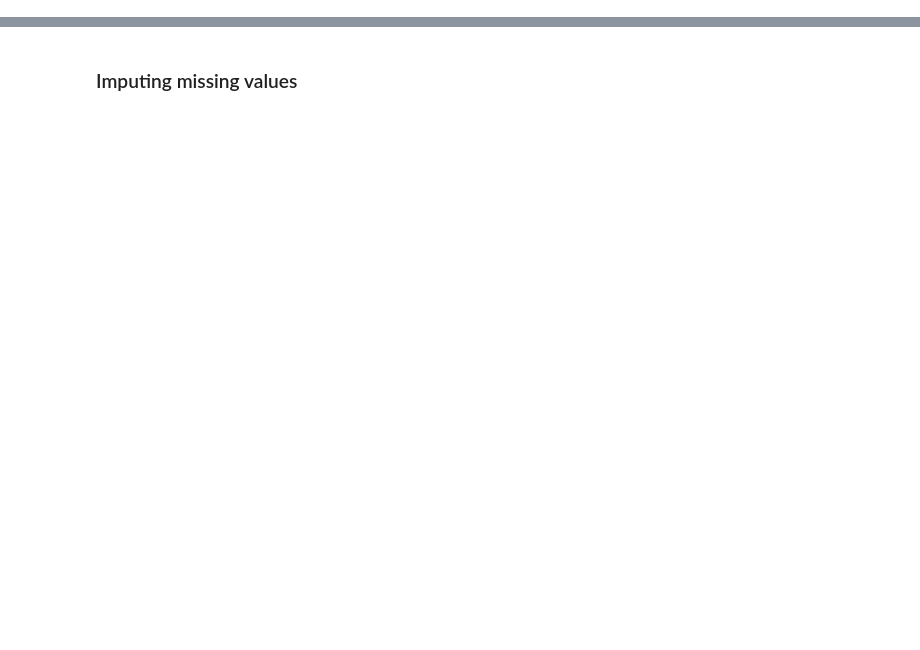
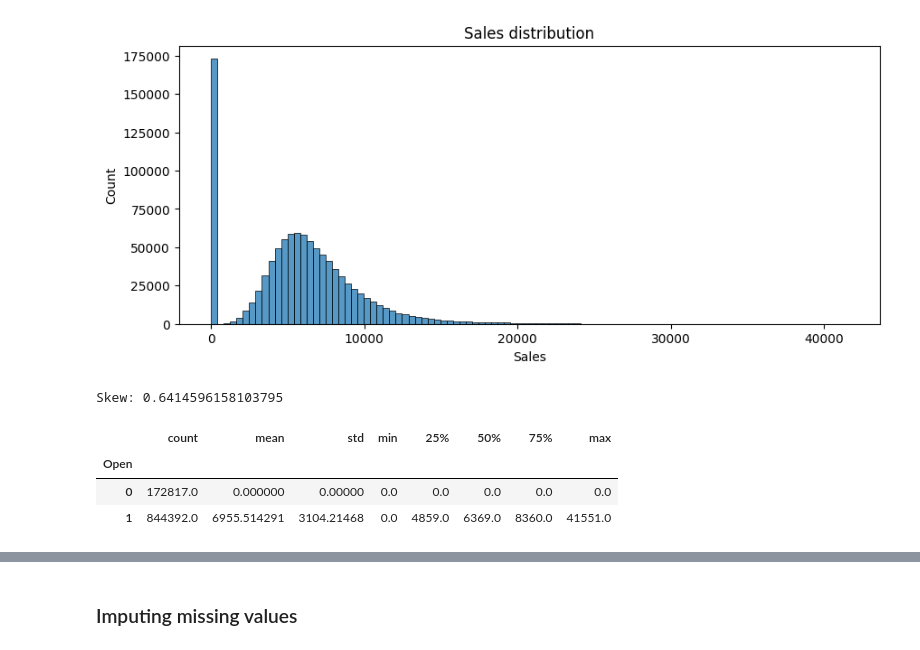
Before and after one commit to DhvanishChodavadiya/Rossmann-Demand-Forecasting, a Jupyter notebook: notebook/EDA.ipynb, the cells around one changed output, grey strips where cells are left out. Saved outputs shown, nothing was run; the diff lists cells and outputs as text; code cells hidden in the pictures; blank space fills up the shorter version.

```diff
--- a/notebook/EDA.ipynb
+++ b/notebook/EDA.ipynb
@@ -42,3 +43,21 @@ df['IsPromoMonth'] = [
 ]
 # %%
 df.drop(['Store','CompetitionOpenSinceMonth', 'CompetitionOpenSinceYear','Promo2SinceWeek','Promo2SinceYear','PromoInterval','MonthStr'], axis=1, inplace=True)
+# %%
+plt.figure(figsize=(10,4))
+sns.histplot(df['Sales'],bins=100)
+plt.title("Sales distribution")
+plt.show()
+
+df['Sales'].describe()
+print(f'Skew: {df['Sales'].skew()}')
+# %% [output]
+[figure, added]
+Skew: 0.6414596158103795
+# %%
+df.groupby('Open')['Sales'].describe()
+# %% [output]
+|  | count | mean | std | min | 25% | 50% | 75% | max |
+| Open |  |  |  |  |  |  |  |  |
+| 0 | 172817.0 | 0.000000 | 0.00000 | 0.0 | 0.0 | 0.0 | 0.0 | 0.0 |
+| 1 | 844392.0 | 6955.514291 | 3104.21468 | 0.0 | 4859.0 | 6369.0 | 8360.0 | 41551.0 |
```
Also changed, not shown: parts of 55 cells of this notebook, 7 other files.
